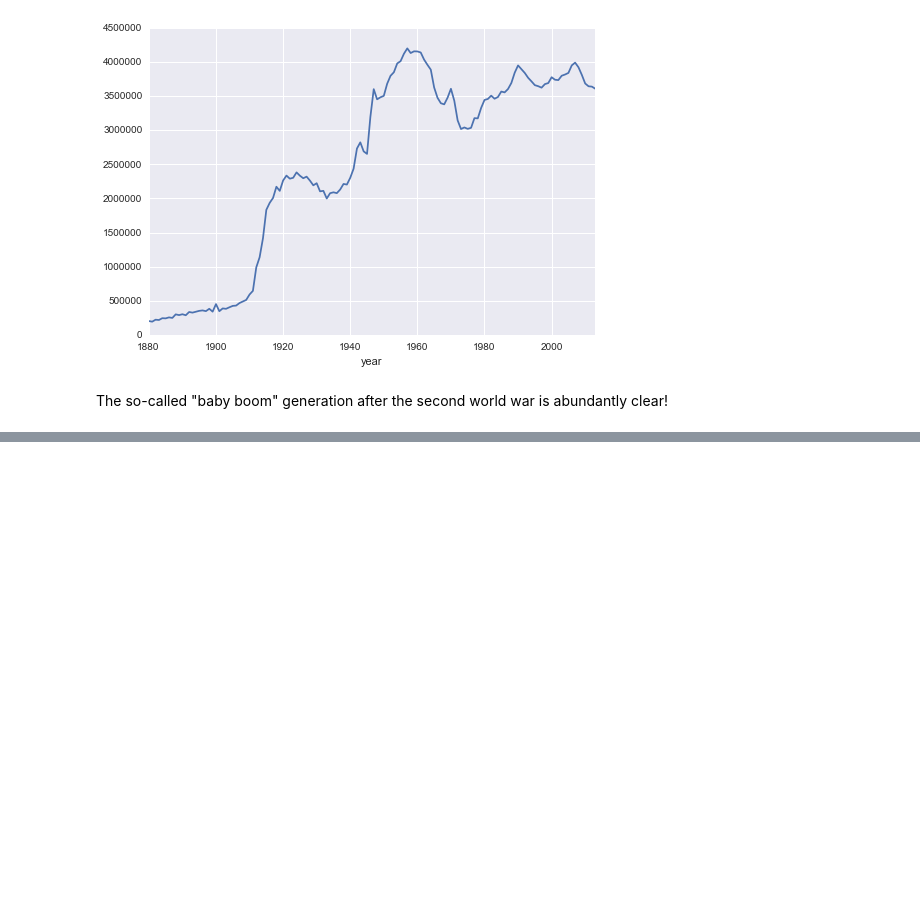
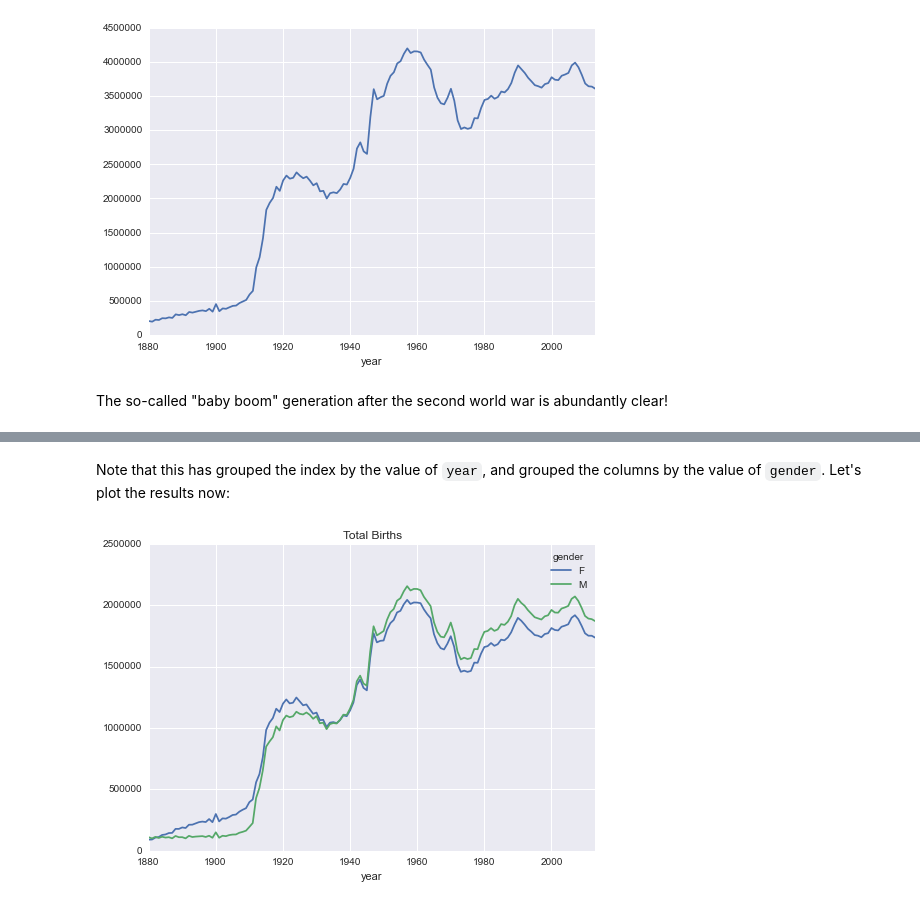
Before and after one commit to jakevdp/OsloWorkshop2014, a Jupyter notebook: notebooks/01.2_NumpyPandas.ipynb, the cells around one changed output, grey strips where cells are left out. Cells and saved outputs as stored; diff of their text form; code cells hidden in the pictures; blank space fills up the shorter version.

```diff
--- a/notebooks/01.2_NumpyPandas.ipynb
+++ b/notebooks/01.2_NumpyPandas.ipynb
@@ -671,0 +680,5 @@ The so-called "baby boom" generation after the second world war is abundantly cl
+# %%
+births = names.pivot_table('births',
+                           index='year', columns='gender',
+                           aggfunc=sum)
+births.head()
@@ -671,0 +693,7 @@ The so-called "baby boom" generation after the second world war is abundantly cl
+# %% [markdown]
+Note that this has grouped the index by the value of ``year``, and grouped the columns by the value of ``gender``.
+Let's plot the results now:
+# %%
+births.plot(title='Total Births');
+# %% [output]
+[figure, added]
```
Also changed, not shown: parts of 20 cells of this notebook.
